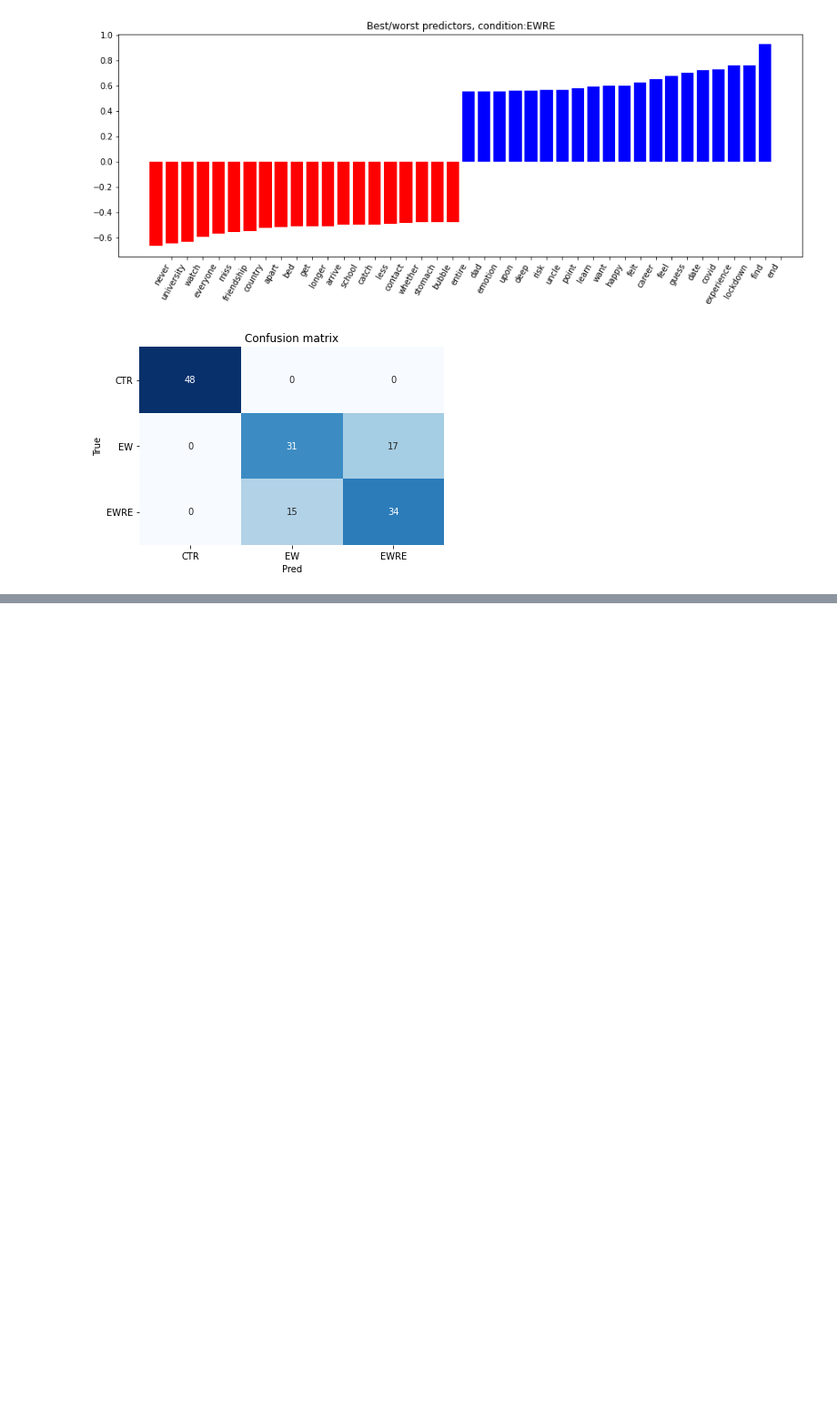
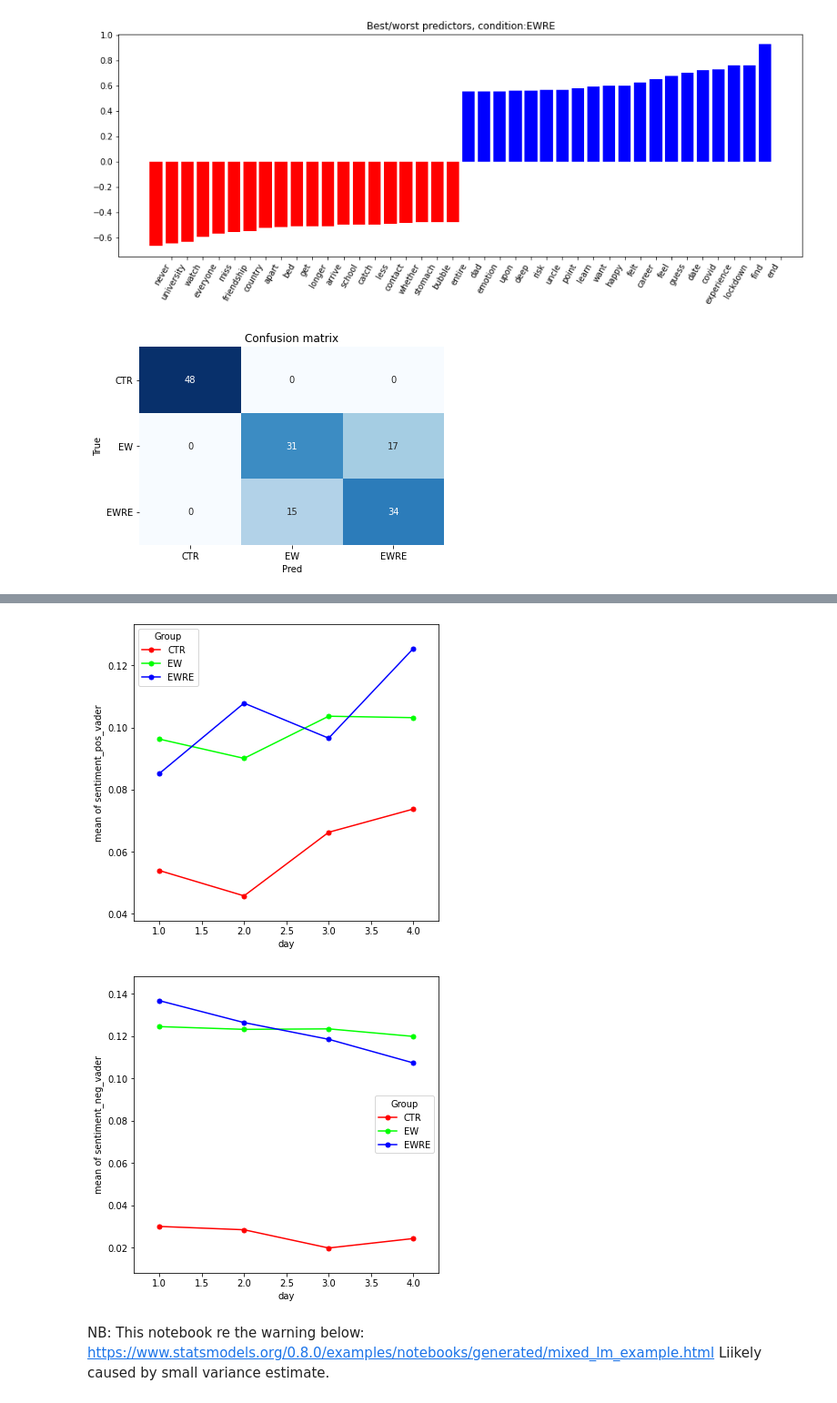
Before and after one commit to lucia-lux/EW_analysis, a Jupyter notebook: writing_analysis_jan.ipynb, the cells around one changed output, grey strips where cells are left out. Shown: that part at 91% size. Saved outputs shown, nothing was run; the diff lists cells and outputs as text; code cells hidden in the pictures; blank space fills up the shorter version.

```diff
--- a/writing_analysis_jan.ipynb
+++ b/writing_analysis_jan.ipynb
@@ -889,0 +931,17 @@ writing_df = scale_features(writing_df, sent_types, scaler)
+# %%
+from statsmodels.graphics.factorplots import interaction_plot
+for sent in sent_types:
+    fig_mean, ax = plt.subplots(figsize=(6, 6))
+    fig_mean = interaction_plot(
+                                writing_df.day,
+                                trace=writing_df.Group,
+                                response=writing_df[sent],
+                                ms=10,
+                                ax=ax,
+                                )
+# %% [output]
+[figure, added]
+[figure, added]
+# %% [markdown]
+NB: This notebook re the warning below: https://www.statsmodels.org/0.8.0/examples/notebooks/generated/mixed_lm_example.html
+Liikely caused by small variance estimate.
```
Also changed, not shown: parts of 8 cells of this notebook, 15 other files.
